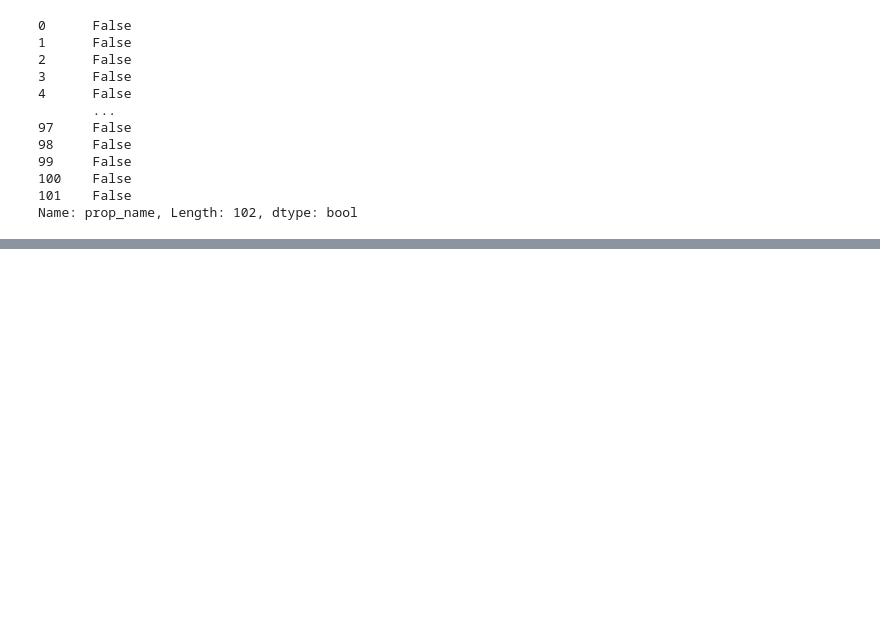
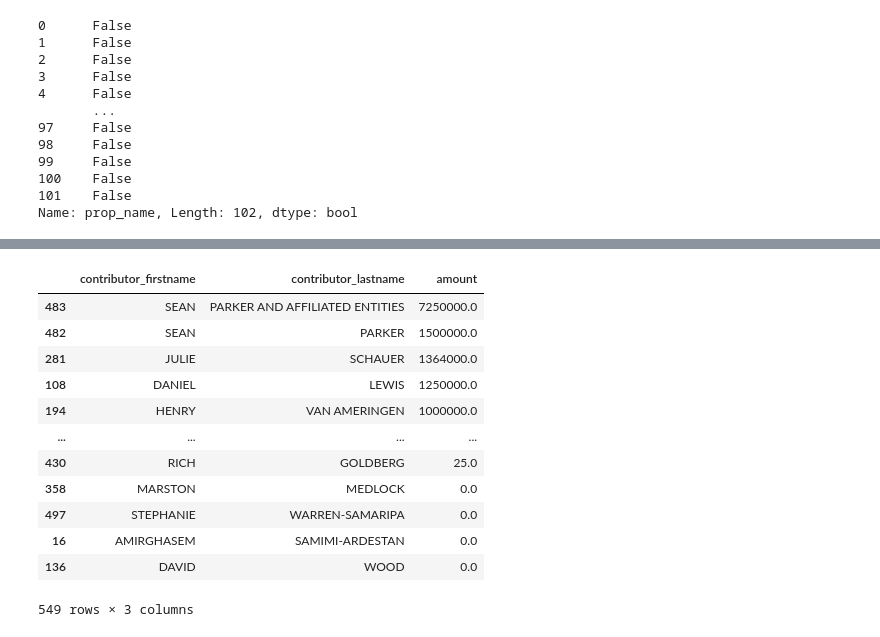
Before and after one commit to gordonje/first-python-notebook, a Jupyter notebook: my-notebook.ipynb, the cells around one changed output, grey strips where cells are left out. Cells and saved outputs as stored; diff of their text form; code cells hidden in the pictures; blank space fills up the shorter version.

```diff
--- a/my-notebook.ipynb
+++ b/my-notebook.ipynb
@@ -72,0 +201,16 @@ props[props.prop_name == my_prop]
+# %%
+merged.groupby(["contributor_firstname", "contributor_lastname"]).amount.sum().reset_index().sort_values("amount", ascending=False)
+# %% [output]
+|  | contributor_firstname | contributor_lastname | amount |
+| 483 | SEAN | PARKER AND AFFILIATED ENTITIES | 7250000.0 |
+| 482 | SEAN | PARKER | 1500000.0 |
+| 281 | JULIE | SCHAUER | 1364000.0 |
+| 108 | DANIEL | LEWIS | 1250000.0 |
+| 194 | HENRY | VAN AMERINGEN | 1000000.0 |
+| ... | ... | ... | ... |
+| 430 | RICH | GOLDBERG | 25.0 |
+| 358 | MARSTON | MEDLOCK | 0.0 |
+| 497 | STEPHANIE | WARREN-SAMARIPA | 0.0 |
+| 16 | AMIRGHASEM | SAMIMI-ARDESTAN | 0.0 |
+| 136 | DAVID | WOOD | 0.0 |
+549 rows × 3 columns
```
Also changed, not shown: parts of 19 cells of this notebook.
